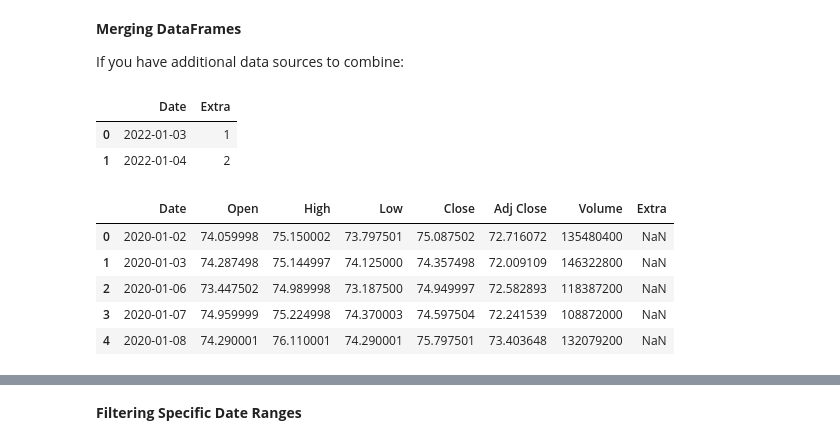
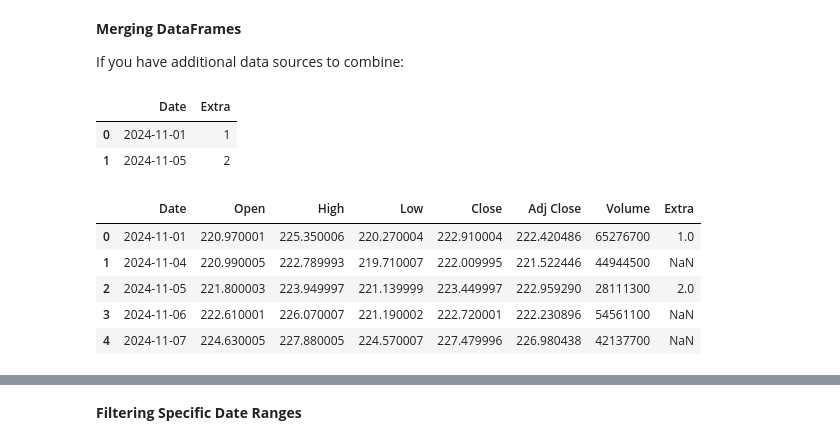
Before and after one commit to polyhedron-gdl/ml-for-finance-intro, a Jupyter notebook: 2025/01-notebooks/nb-lesson-1-3.ipynb, the cells around one changed output, grey strips where cells are left out. Cells and saved outputs as stored; diff of their text form; code cells hidden in the pictures.

```diff
--- a/2025/01-notebooks/nb-lesson-1-3.ipynb
+++ b/2025/01-notebooks/nb-lesson-1-3.ipynb
@@ -746,23 +746,23 @@ Date
 
 If you have additional data sources to combine:
 # %%
-other_data = pd.DataFrame({"Date": ["2022-01-03", "2022-01-04"], "Extra": [1, 2]})
+other_data = pd.DataFrame({"Date": ["2024-11-01", "2024-11-05"], "Extra": [1, 2]})
 other_data["Date"] = pd.to_datetime(other_data["Date"])
 other_data.head()
 # %% [output]
 |  | Date | Extra |
-| 0 | 2022-01-03 | 1 |
-| 1 | 2022-01-04 | 2 |
+| 0 | 2024-11-01 | 1 |
+| 1 | 2024-11-05 | 2 |
 # %%
 merged_data = pd.merge(apple_data.reset_index(), other_data, how="left", on="Date")
 merged_data.head()
 # %% [output]
 |  | Date | Open | High | Low | Close | Adj Close | Volume | Extra |
-| 0 | 2020-01-02 | 74.059998 | 75.150002 | 73.797501 | 75.087502 | 72.716072 | 135480400 | NaN |
-| 1 | 2020-01-03 | 74.287498 | 75.144997 | 74.125000 | 74.357498 | 72.009109 | 146322800 | NaN |
-| 2 | 2020-01-06 | 73.447502 | 74.989998 | 73.187500 | 74.949997 | 72.582893 | 118387200 | NaN |
-| 3 | 2020-01-07 | 74.959999 | 75.224998 | 74.370003 | 74.597504 | 72.241539 | 108872000 | NaN |
-| 4 | 2020-01-08 | 74.290001 | 76.110001 | 74.290001 | 75.797501 | 73.403648 | 132079200 | NaN |
+| 0 | 2024-11-01 | 220.970001 | 225.350006 | 220.270004 | 222.910004 | 222.420486 | 65276700 | 1.0 |
+| 1 | 2024-11-04 | 220.990005 | 222.789993 | 219.710007 | 222.009995 | 221.522446 | 44944500 | NaN |
+| 2 | 2024-11-05 | 221.800003 | 223.949997 | 221.139999 | 223.449997 | 222.959290 | 28111300 | 2.0 |
+| 3 | 2024-11-06 | 222.610001 | 226.070007 | 221.190002 | 222.720001 | 222.230896 | 54561100 | NaN |
+| 4 | 2024-11-07 | 224.630005 | 227.880005 | 224.570007 | 227.479996 | 226.980438 | 42137700 | NaN |
 # %%
 merged_data_2 = pd.merge(apple_data.reset_index(), daily_returns, how="left", on="Date")
 merged_data_2.head()
```
Also changed, not shown: parts of 20 cells of this notebook, 4 other files.
